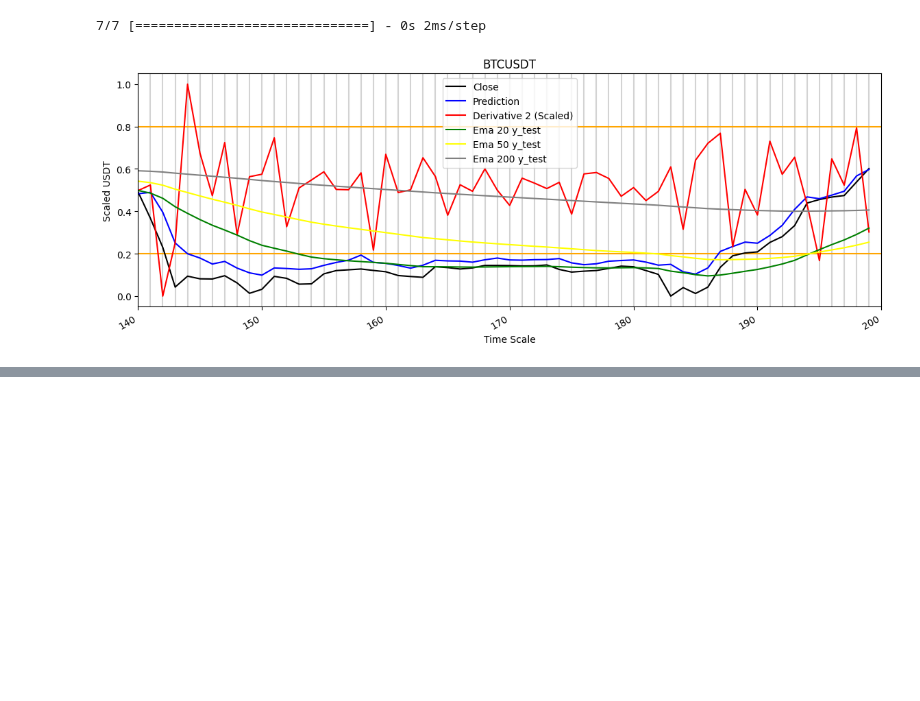
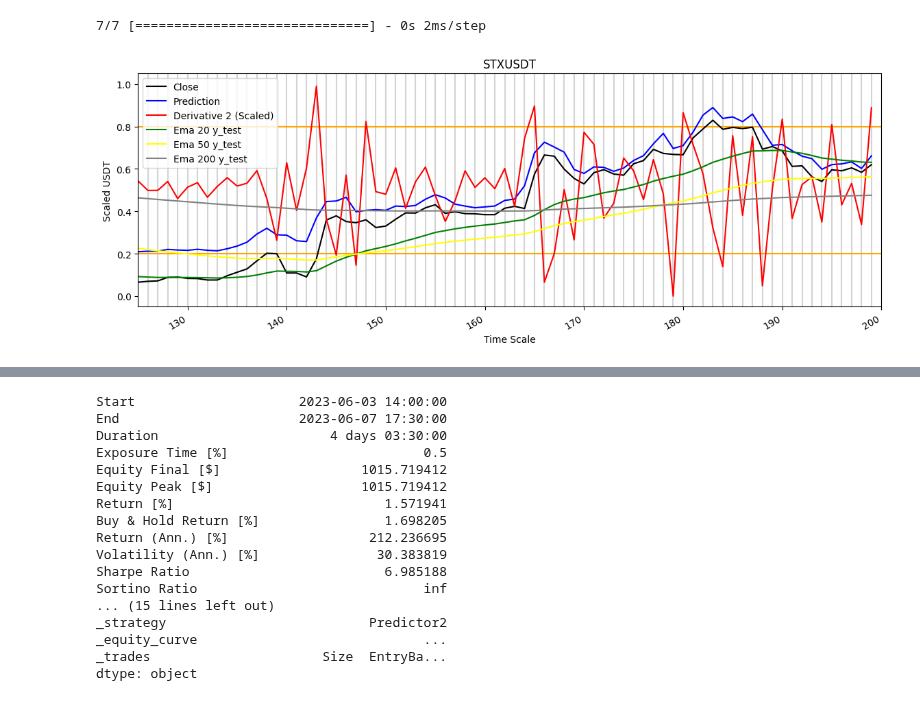
Before and after one commit to luisgomezzz/luchocrypto, a Jupyter notebook: predictor/NOTEBOOK.ipynb, the cells around one changed output, grey strips where cells are left out. Drawn from its saved outputs; the diff is of its cells as text; code cells hidden in the pictures; blank space fills up the shorter version.

Commit message:
backtesting

```diff
--- a/predictor/NOTEBOOK.ipynb
+++ b/predictor/NOTEBOOK.ipynb
@@ -9,8 +9,9 @@ from sklearn.preprocessing import MinMaxScaler
 import constantes as cons
 import keras
 import datetime as dt
+import pandas_ta as ta
 
-symbol =  str.upper('btc'+'USDT')
+symbol =  str.upper('stx'+'USDT')
 client = cons.client
 
 umbralbajo=0.2
@@ -103,33 +104,64 @@ ema_y_test_200=ema(y_test,200)
 #grafica
 
 plt.figure(figsize=(14, 5))
 time_index = range(n_steps-1, n_steps-1+len(y_pred))
 # Agregar líneas verticales
 for i in time_index:
     plt.axvline(x=i, color='lightgray')
-plt.xlim(140,len(y_test))
+plt.xlim(0,len(y_test))
 plt.axhline(y = umbralalto, color = 'orange', linestyle = '-')
 #plt.axhline(y = 0.5, color = 'GREY', linestyle = '-')
 plt.axhline(y = umbralbajo, color = 'orange', linestyle = '-')
 plt.plot(y_test, label='Close',color = 'black')
 
 plt.plot( y_pred[:, -1, 0], label='Prediction',color = 'blue')
 #plt.plot(deriv_y_pred_scaled, label='Derivative 1 (Scaled)',color = 'blue')
 plt.plot( deriv_y_pred_scaled2, label='Derivative 2 (Scaled)', color='red')
 #plt.plot( ema_deriv, label='Ema Derivative 1 (Scaled)', color='green')
 #plt.plot( ema_deriv2, label='Ema Derivative 2 (Scaled)', color='orange')
 
 plt.plot( ema_y_test_20, label='Ema 20 y_test', color='green')
 plt.plot( ema_y_test_50, label='Ema 50 y_test', color='yellow')
 plt.plot( ema_y_test_200, label='Ema 200 y_test', color='grey')
 plt.xlabel('Time Scale')
 plt.ylabel('Scaled USDT')
 plt.legend()
 plt.gcf().autofmt_xdate()
 plt.title(symbol)
 #plt.grid()
+plt.show()
 
-plt.show()
+data['ema20']=data.ta.ema(20)
+data['ema50']=data.ta.ema(50)
+data['ema200']=data.ta.ema(200)
+data['atr']=ta.atr(data.High, data.Low, data.Close)
+data=data.tail(200)
+data_copy = data.copy()
+data_copy['deriv'] = deriv_y_pred_scaled2
+data=data_copy
+
+from backtesting import Backtest, Strategy
+
+class Predictor2(Strategy):
+    def init(self):
+        pass
+
+    def next(self):
+        if self.position:
+            pass
+        else:
+            if self.data.Close[-1] > self.data.ema20[-1] > self.data.ema50[-1] > self.data.ema200[-1] and self.data.deriv[-1] >= umbralalto and self.data.deriv[-2] > umbralbajo:
+                self.buy(size=1000, sl=self.data.ema200[-1] , tp=self.data.Close[-1] + self.data.atr[-1])
+            elif self.data.Close[-1] < self.data.ema20[-1] < self.data.ema50[-1] < self.data.ema200[-1] and self.data.deriv[-1] <= umbralbajo and self.data.deriv[-2] < umbralalto:
+                self.sell(size=1000, sl=self.data.ema200[-1] , tp=self.data.Close[-1] - self.data.atr[-1])
+
+bt = Backtest(data, Predictor2,
+              cash=1000, commission=.002,
+              exclusive_orders=True)
+
+output = bt.run()
+bt.plot()
+output
 # %% [output]
 7/7 [==============================] - 0s 2ms/step
-[figure, old version]
+[figure, new version]
@@ -135,0 +170,17 @@ plt.show()
+Start                     2023-06-03 14:00:00
+End                       2023-06-07 17:30:00
+Duration                      4 days 03:30:00
+Exposure Time [%]                         0.5
+Equity Final [$]                  1015.719412
+Equity Peak [$]                   1015.719412
+Return [%]                           1.571941
+Buy & Hold Return [%]                1.698205
+Return (Ann.) [%]                  212.236695
+Volatility (Ann.) [%]               30.383819
+Sharpe Ratio                         6.985188
+Sortino Ratio                             inf
+... (15 lines left out)
+_strategy                          Predictor2
+_equity_curve                             ...
+_trades                      Size  EntryBa...
+dtype: object
```
Also changed, not shown: parts of 1 cell of this notebook, 2 other files.
